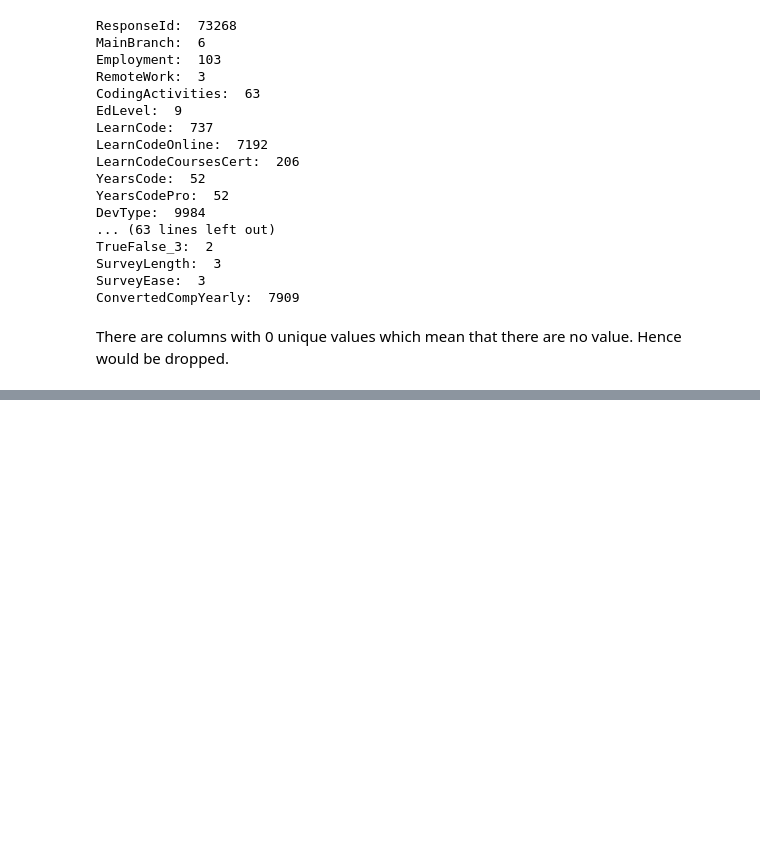
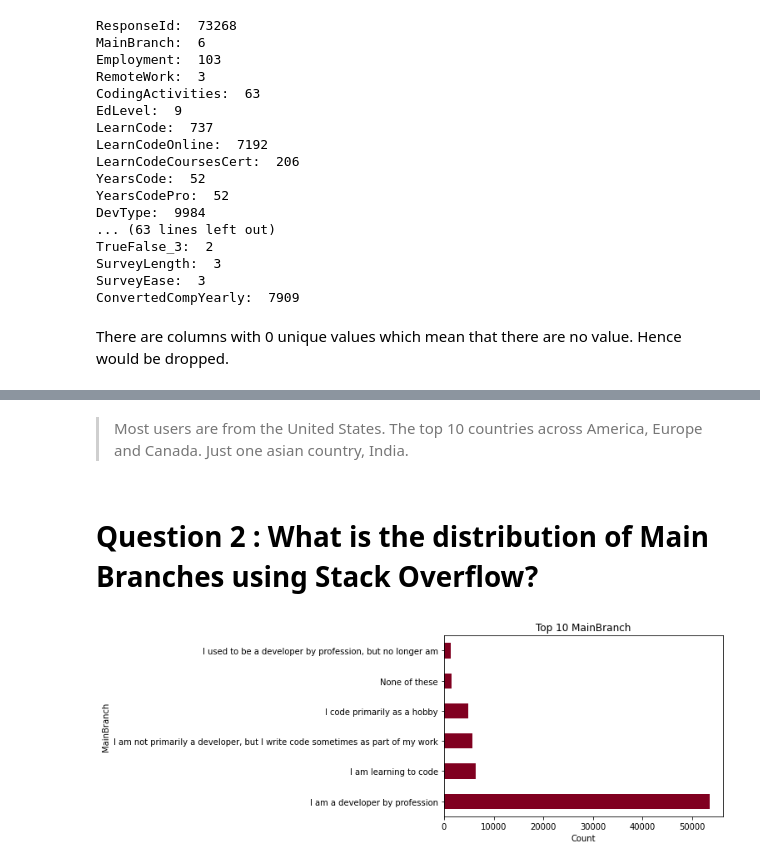
Before and after one commit to VanduFido/Data-Scientist-Blog-Post, a Jupyter notebook: Untitled1.ipynb, the cells around one changed output, grey strips where cells are left out. Saved outputs shown, nothing was run; the diff lists cells and outputs as text; code cells hidden in the pictures; blank space fills up the shorter version.

```diff
--- a/Untitled1.ipynb
+++ b/Untitled1.ipynb
@@ -106,0 +211,8 @@ There are columns with 0 unique values which mean that there are no value. Hence
+# %% [markdown]
+> Most users are from the United States. The top 10 countries across America, Europe and Canada. Just one asian country, India.
+# %% [markdown]
+# Question 2 : What is the distribution of Main Branches using Stack Overflow?
+# %%
+top_plots('MainBranch', 10, 'h')
+# %% [output]
+[figure, added]
```
Also changed, not shown: parts of 28 cells of this notebook.
